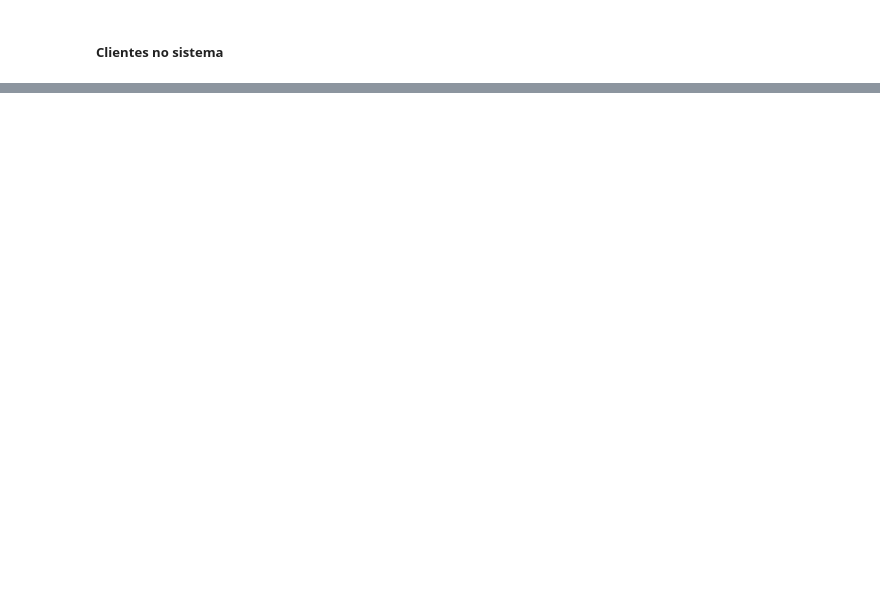
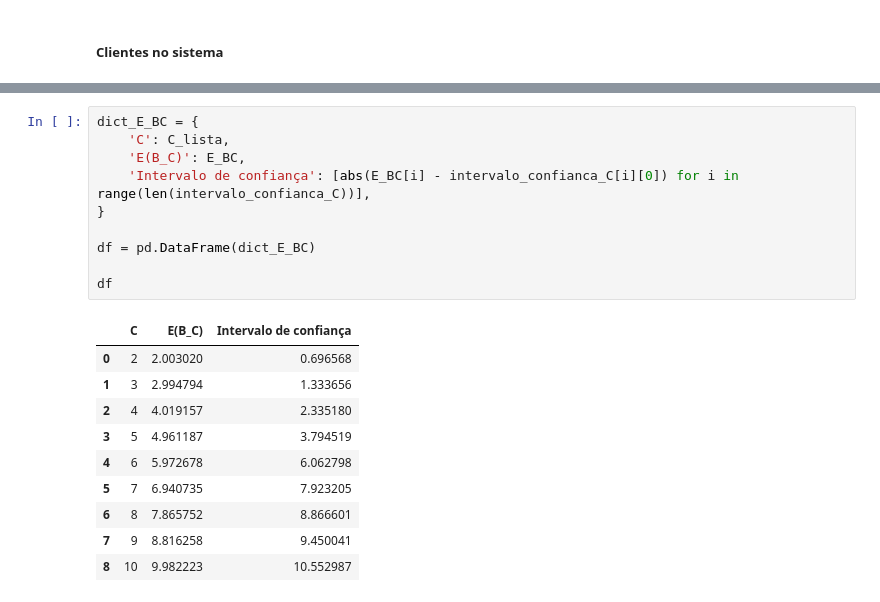
Before and after one commit to danielShz/simulador-filas, a Jupyter notebook: Simulador_Fila.ipynb, the cells around one changed output, grey strips where cells are left out. Cells and saved outputs as stored; diff of their text form; blank space fills up the shorter version.

```diff
--- a/Simulador_Fila.ipynb
+++ b/Simulador_Fila.ipynb
@@ -463,0 +580,21 @@ Média: 0.7519289873462085
+# %%
+dict_E_BC = {
+    'C': C_lista,
+    'E(B_C)': E_BC,
+    'Intervalo de confiança': [abs(E_BC[i] - intervalo_confianca_C[i][0]) for i in range(len(intervalo_confianca_C))],
+}
+
+df = pd.DataFrame(dict_E_BC)
+
+df
+# %% [output]
+|  | C | E(B_C) | Intervalo de confiança |
+| 0 | 2 | 2.003020 | 0.696568 |
+| 1 | 3 | 2.994794 | 1.333656 |
+| 2 | 4 | 4.019157 | 2.335180 |
+| 3 | 5 | 4.961187 | 3.794519 |
+| 4 | 6 | 5.972678 | 6.062798 |
+| 5 | 7 | 6.940735 | 7.923205 |
+| 6 | 8 | 7.865752 | 8.866601 |
+| 7 | 9 | 8.816258 | 9.450041 |
+| 8 | 10 | 9.982223 | 10.552987 |
```
Also changed, not shown: parts of 55 cells of this notebook.
